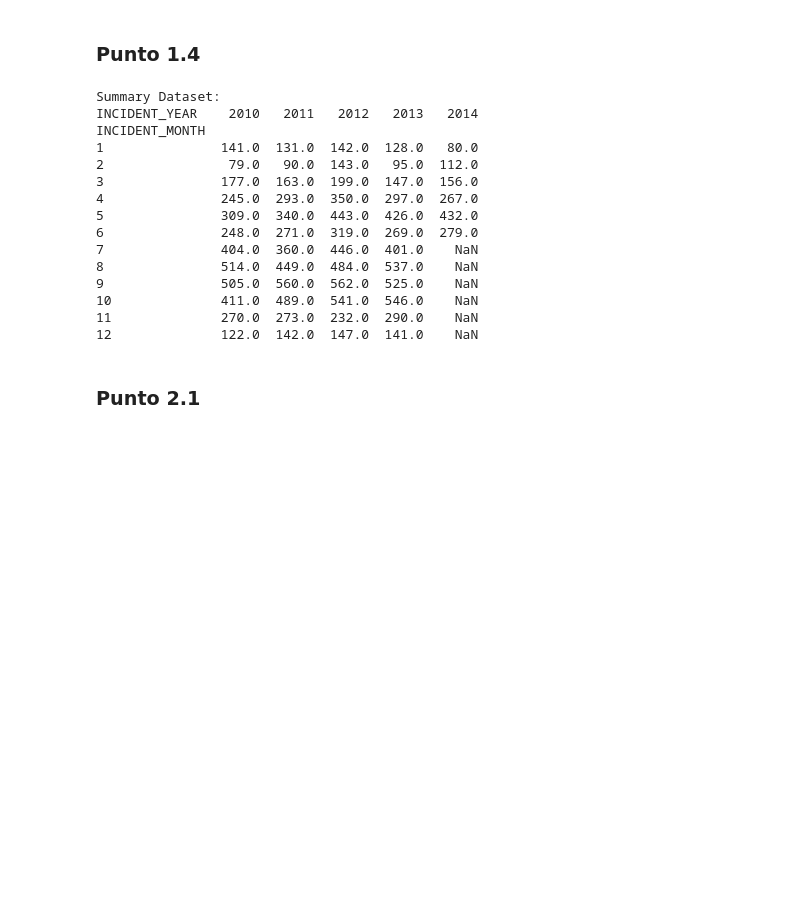
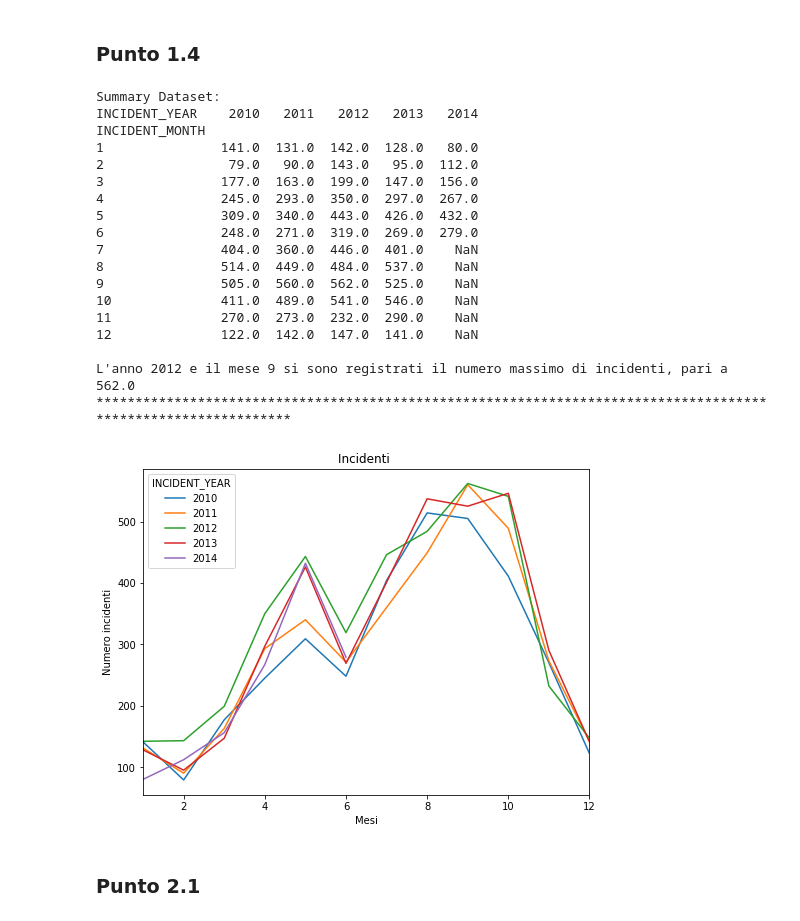
Before and after one commit to ZippoCode/Big-Data-Analysis, a Jupyter notebook: Appelli d'esame/20150109/20150109.ipynb, the cells around one changed output. Drawn from its saved outputs; the diff is of its cells as text; code cells hidden in the pictures; blank space fills up the shorter version.

```diff
--- a/Appelli d'esame/20150109/20150109.ipynb
+++ b/Appelli d'esame/20150109/20150109.ipynb
@@ -94,32 +78,50 @@ Il mese nel quale si sono registrati più incidenti è 9 con 2152 incidenti
 # %%
 """
     Creare un nuovo dataset (chiamato “summary”) nel quale rappresentare sulle righe i mesi e
     sulle colonne gli anni.
+
     E’ possibile individuare attraverso una rappresentazione grafica un trend
     nella frequenza degli incidenti?
 """
 # Raggruppo il dataset per mesi ed anni
 summary = dataset.groupby(['INCIDENT_MONTH', 'INCIDENT_YEAR']).size()
-# Uso la funzione 'unstack' per ruotare l'indice 'INCIDENT_YEAR' e utilizzarlo come colonna
-summary = summary.unstack(['INCIDENT_YEAR'])
+# Uso la funzione 'unstack' per spostare l'indice 'INCIDENT_YEAR' come colonna
+summary = summary.unstack()
 print('Summary Dataset: ')
-print(summary)
+print(summary, '\n')
+
+# Calcolo il valore degli indici
+month_indicenti_max = summary.max(axis = 1).idxmax()
+year_incidenti_max = summary.max(axis = 0).idxmax()
+value_max = summary.max().max()
+print('L\'anno {} e il mese {} si sono registrati il numero massimo di incidenti, pari a {}'
+      .format(year_incidenti_max, month_indicenti_max, value_max))
+print('*' * 111)
+
+summary.plot(figsize = (8, 6), title = 'Incidenti ')
+plt.ylabel('Numero incidenti')
+plt.xlabel('Mesi')
+plt.show()
 # %% [output]
 Summary Dataset:
 INCIDENT_YEAR    2010   2011   2012   2013   2014
 INCIDENT_MONTH
 1               141.0  131.0  142.0  128.0   80.0
 2                79.0   90.0  143.0   95.0  112.0
 3               177.0  163.0  199.0  147.0  156.0
 4               245.0  293.0  350.0  297.0  267.0
 5               309.0  340.0  443.0  426.0  432.0
 6               248.0  271.0  319.0  269.0  279.0
 7               404.0  360.0  446.0  401.0    NaN
 8               514.0  449.0  484.0  537.0    NaN
 9               505.0  560.0  562.0  525.0    NaN
 10              411.0  489.0  541.0  546.0    NaN
 11              270.0  273.0  232.0  290.0    NaN
 12              122.0  142.0  147.0  141.0    NaN
+
+L'anno 2012 e il mese 9 si sono registrati il numero massimo di incidenti, pari a 562.0
+***************************************************************************************************************
+[figure, added]
 # %% [markdown]
 ### Punto 2.1
 # %%
```
Also changed, not shown: parts of 14 cells of this notebook, 2 other files.
